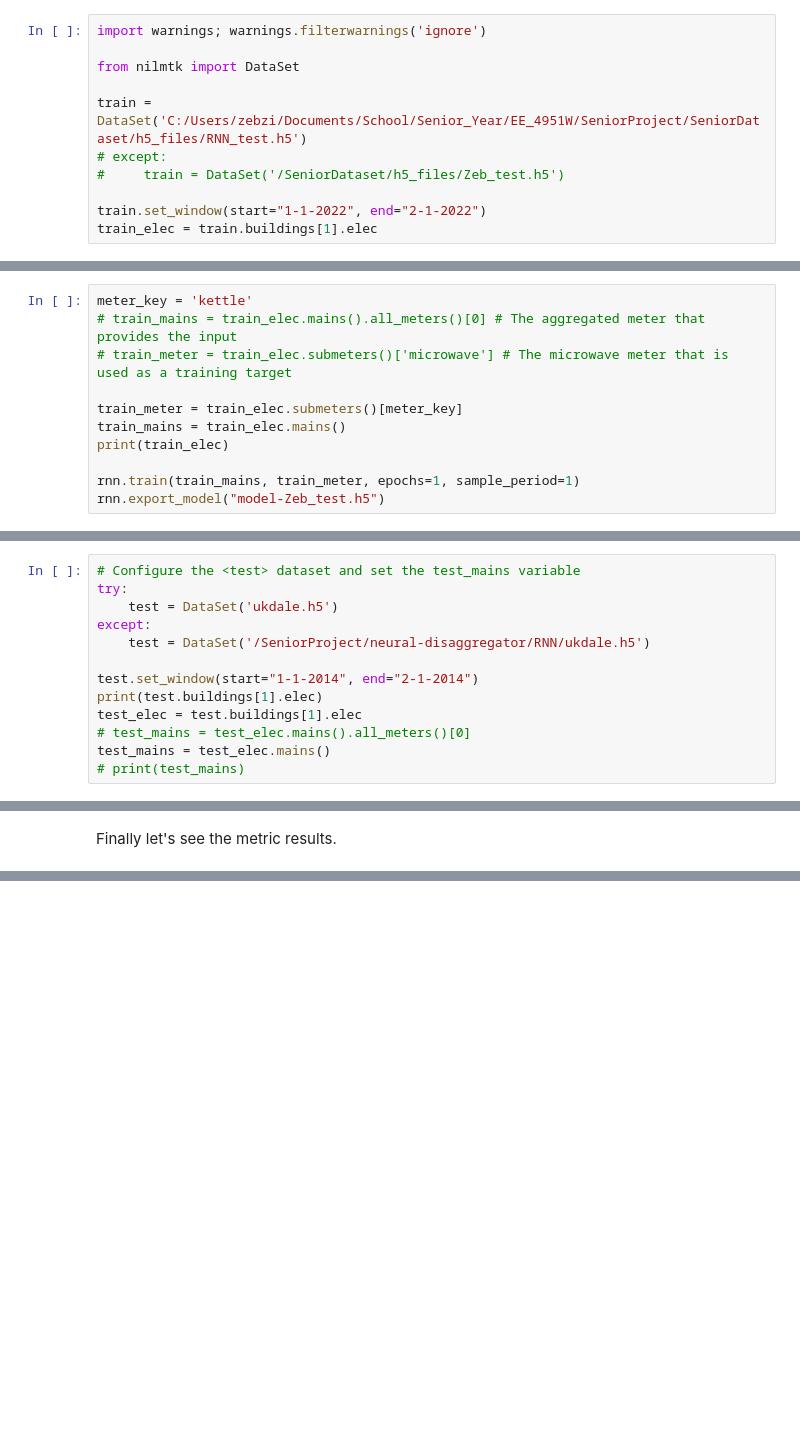
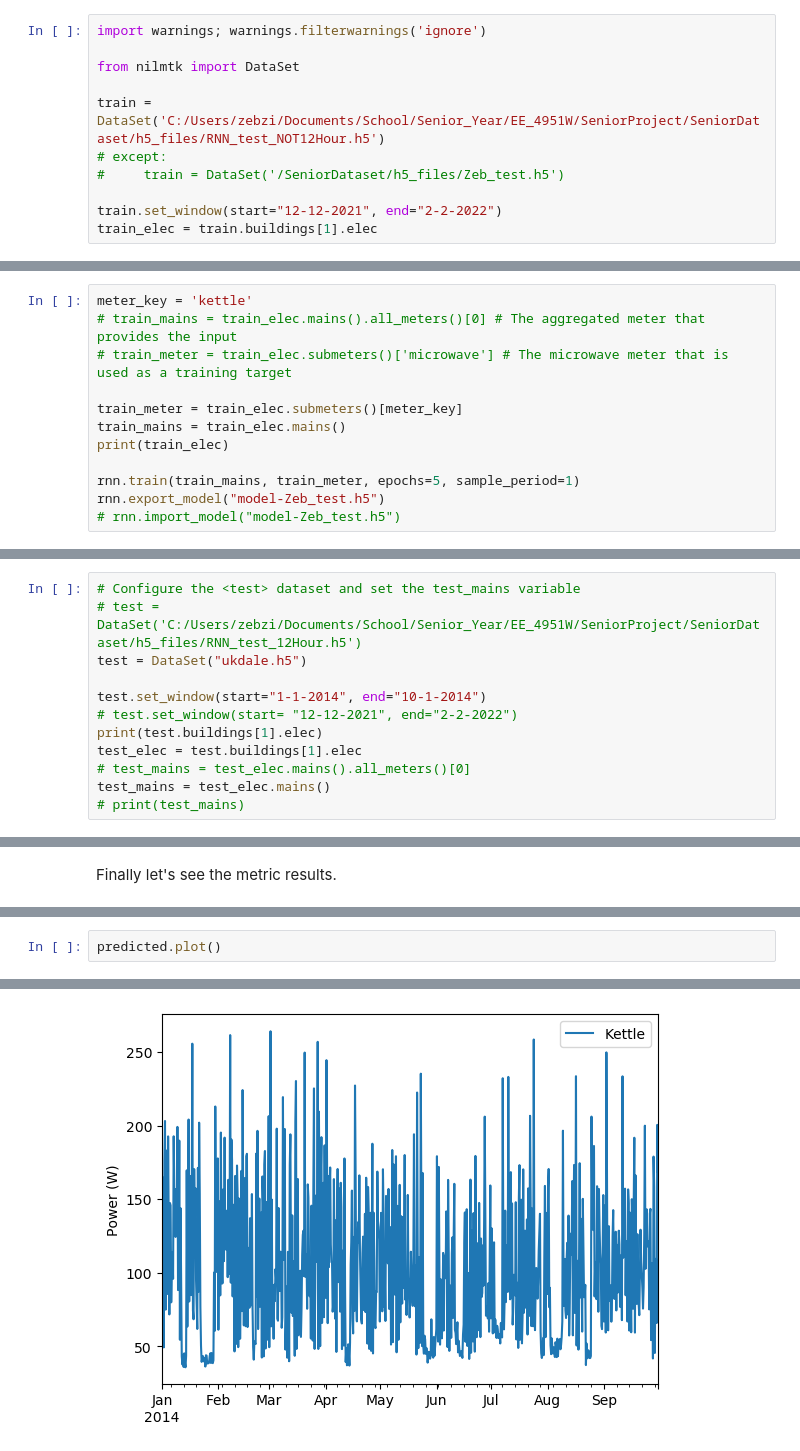
Before and after one commit to moorl007/SeniorProject, a Jupyter notebook: neural-disaggregator/RNN/RNN-test-notebook.ipynb, the cells around one changed output, grey strips where cells are left out. Saved outputs shown, nothing was run; the diff lists cells and outputs as text; blank space fills up the shorter version.

```diff
--- a/neural-disaggregator/RNN/RNN-test-notebook.ipynb
+++ b/neural-disaggregator/RNN/RNN-test-notebook.ipynb
@@ -7,11 +7,11 @@ import warnings; warnings.filterwarnings('ignore')
 
 from nilmtk import DataSet
 
-train = DataSet('C:/Users/zebzi/Documents/School/Senior_Year/EE_4951W/SeniorProject/SeniorDataset/h5_files/RNN_test.h5')
+train = DataSet('C:/Users/zebzi/Documents/School/Senior_Year/EE_4951W/SeniorProject/SeniorDataset/h5_files/RNN_test_NOT12Hour.h5')
 # except:
 #     train = DataSet('/SeniorDataset/h5_files/Zeb_test.h5')
 
-train.set_window(start="1-1-2022", end="2-1-2022")
+train.set_window(start="12-12-2021", end="2-2-2022")
 train_elec = train.buildings[1].elec
 # %% [markdown]
 Next, we need to define the disaggregator model.
@@ -31,8 +31,9 @@ train_meter = train_elec.submeters()[meter_key]
 train_mains = train_elec.mains()
 print(train_elec)
 
-rnn.train(train_mains, train_meter, epochs=1, sample_period=1)
+rnn.train(train_mains, train_meter, epochs=5, sample_period=1)
 rnn.export_model("model-Zeb_test.h5")
+# rnn.import_model("model-Zeb_test.h5")
 # %% [output]
 MeterGroup(meters=
   ElecMeter(instance=1, building=1, dataset='Senior Design Dataset', site_meter, appliances=[])
@@ -50,12 +60,11 @@ Now that the model is trained, we can use it to disaggregate energy data. Let's
 First we use the model to predict the microwave consumption. The results are saved automatically in a .h5 datastore.
 # %%
 # Configure the <test> dataset and set the test_mains variable
-try:
-    test = DataSet('ukdale.h5')
-except:
-    test = DataSet('/SeniorProject/neural-disaggregator/RNN/ukdale.h5')
+# test = DataSet('C:/Users/zebzi/Documents/School/Senior_Year/EE_4951W/SeniorProject/SeniorDataset/h5_files/RNN_test_12Hour.h5')
+test = DataSet("ukdale.h5")
 
-test.set_window(start="1-1-2014", end="2-1-2014")
+test.set_window(start="1-1-2014", end="10-1-2014")
+# test.set_window(start= "12-12-2021", end="2-2-2022")
 print(test.buildings[1].elec)
 test_elec = test.buildings[1].elec
 # test_mains = test_elec.mains().all_meters()[0]
@@ -104,0 +159,3 @@ print("============ Mean absolute error(in Watts): {}".format(metrics.mean_absol
+# %%
+predicted.plot()
+# %% [output]
@@ -104,0 +163 @@ print("============ Mean absolute error(in Watts): {}".format(metrics.mean_absol
+[figure, added]
```
Also changed, not shown: parts of 7 cells of this notebook, 3 other files.
